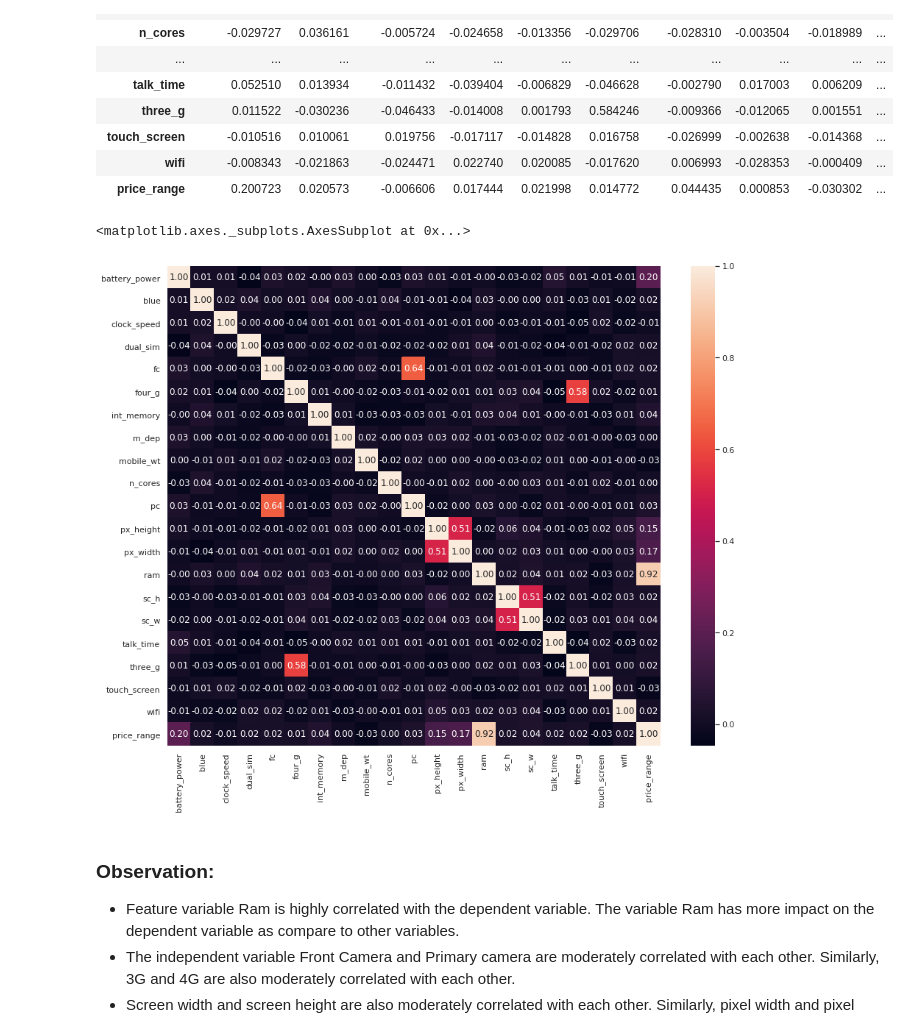
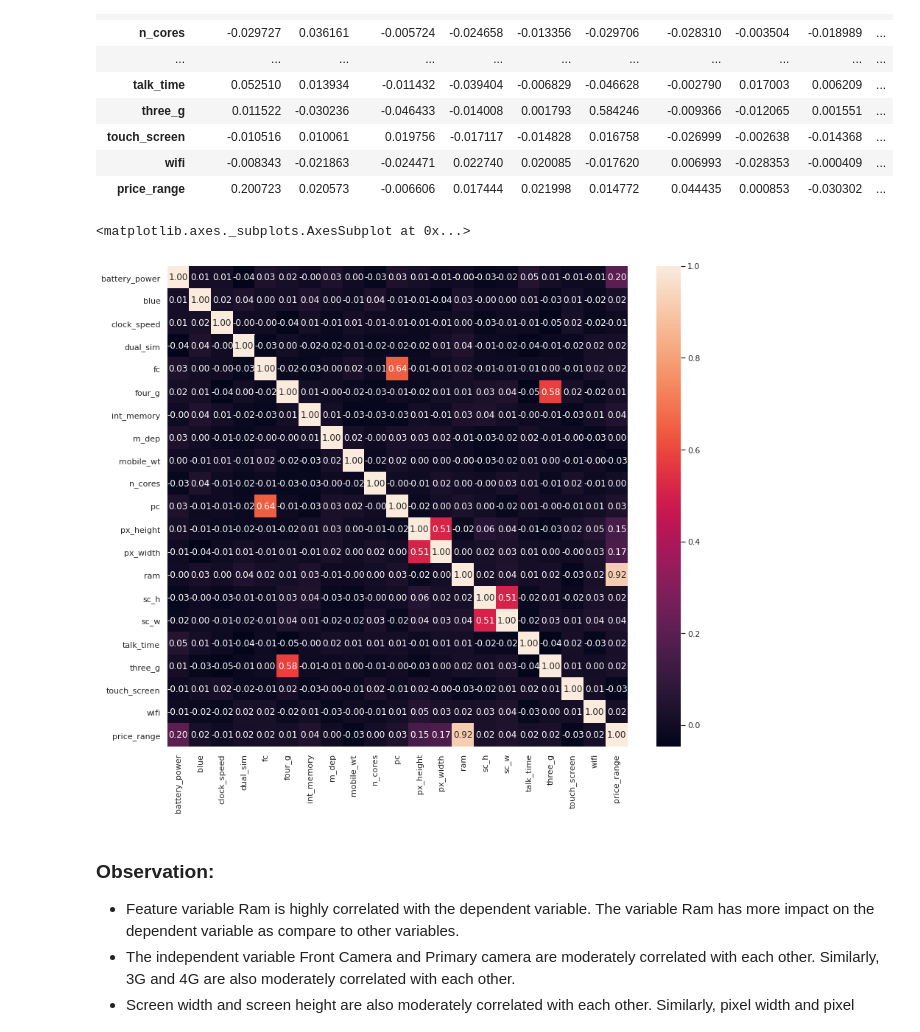
Before and after one commit to aryarajat/Mobile-Price-Range-Prediction, a Jupyter notebook: Mobile_Price_Range_Prediction.ipynb, the cells around one changed output. Cells and saved outputs as stored; diff of their text form; code cells hidden in the pictures.

```diff
--- a/Mobile_Price_Range_Prediction.ipynb
+++ b/Mobile_Price_Range_Prediction.ipynb
@@ -200,11 +214,11 @@ mobile_df.corr()
 | price_range | 0.200723 | 0.020573 | -0.006606 | 0.017444 | 0.021998 | 0.014772 | 0.044435 | 0.000853 | -0.030302 | ... |
 # %%
 # Plot the heatmap for the above correlation matrix
-sns.set(rc={'figure.figsize':(15,12)})
+sns.set(rc={'figure.figsize':(14,12)})
 sns.heatmap(mobile_df.corr(), annot=True,fmt=".2f")
 # %% [output]
 <matplotlib.axes._subplots.AxesSubplot at 0x...>
-[figure, old version]
+[figure, new version]
 # %% [markdown]
 ### **Observation:**
 
```
Also changed, not shown: parts of 104 cells of this notebook.
